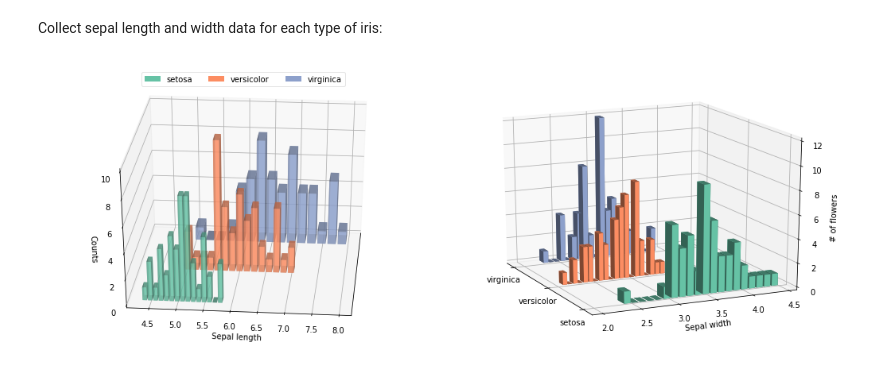
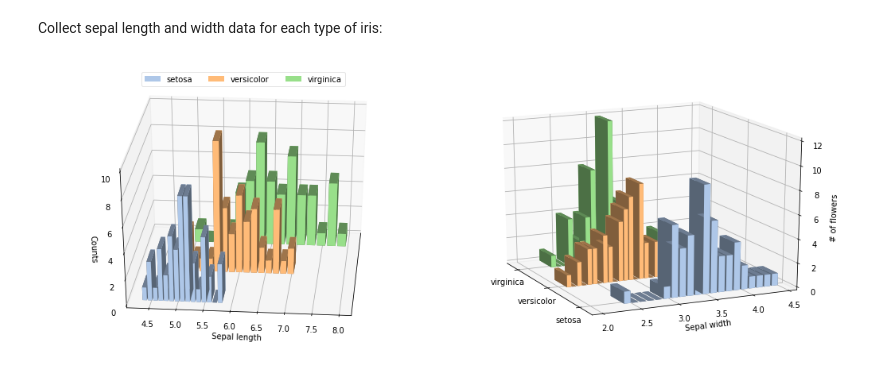
Before and after one commit to teiband/python-plot-utilities, a Jupyter notebook: examples/3D_histograms_example.ipynb, the cells around one changed output. Drawn from its saved outputs; the diff is of its cells as text; code cells hidden in the pictures.

```diff
--- a/examples/3D_histograms_example.ipynb
+++ b/examples/3D_histograms_example.ipynb
@@ -55,19 +51,19 @@ for name in iris_names:
 # %%
-fig = plt.figure(figsize=(14,5))
-ax1 = fig.add_subplot(121,projection='3d')  # projection='3d' is mandatory
-ax2 = fig.add_subplot(122,projection='3d')
+fig = plt.figure(figsize=(14, 5))
+ax1 = fig.add_subplot(121, projection='3d')  # projection='3d' is mandatory
+ax2 = fig.add_subplot(122, projection='3d')
 
-c_ = pu.get_colors(color_scheme='set2',N=3)  # query colors from pu.get_colors()
+c_ = pu.get_colors(color_scheme='tab10_muted', N=3)  # query colors from pu.get_colors()
 
 # ---------  Plot two sets of histograms on two subplots, respectively  -------------
 pu.histogram3d(X, bins=15, fig=fig, ax=ax1, data_labels=iris_names, color=c_,
-               plot_xlabel=False, dx_factor=1.6, ylabel='Sepal length');
+               plot_xlabel=False, dx_factor=0.4, ylabel='Sepal length');
 pu.histogram3d(Y, bins=20, fig=fig, ax=ax2, data_labels=iris_names,
-               dx_factor=1.6, color=c_,
+               dx_factor=0.4, color=c_,
                azim=-25, elev=18, alpha=1.0,     # adjust angle of view and transparency
                ylabel='Sepal width', zlabel='# of flowers',  # change z label
                plot_legend=False, plot_xlabel=True);  # disable the legend, and show x label instead
 
 plt.tight_layout(pad=0.2, h_pad=0.2)
 # %% [output]
-[figure, old version]
+[figure, new version]
```
Also changed, not shown: parts of 3 cells of this notebook, 10 other files.
